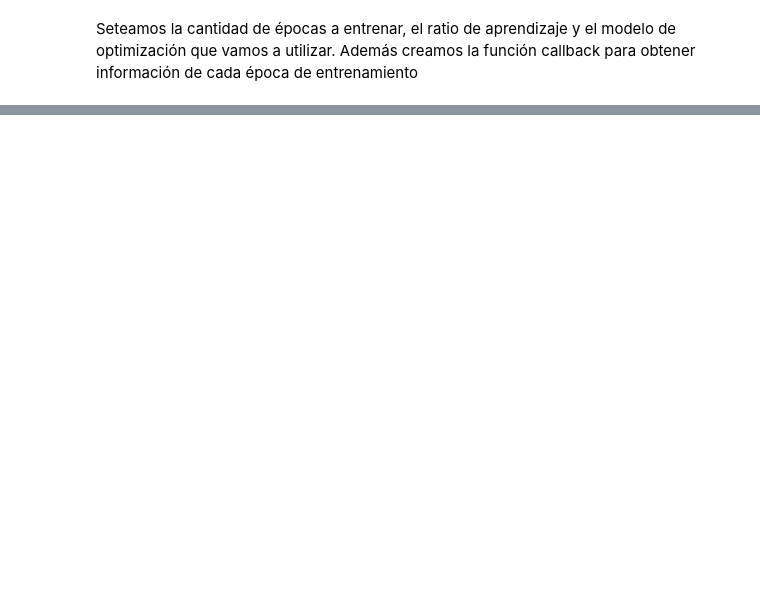
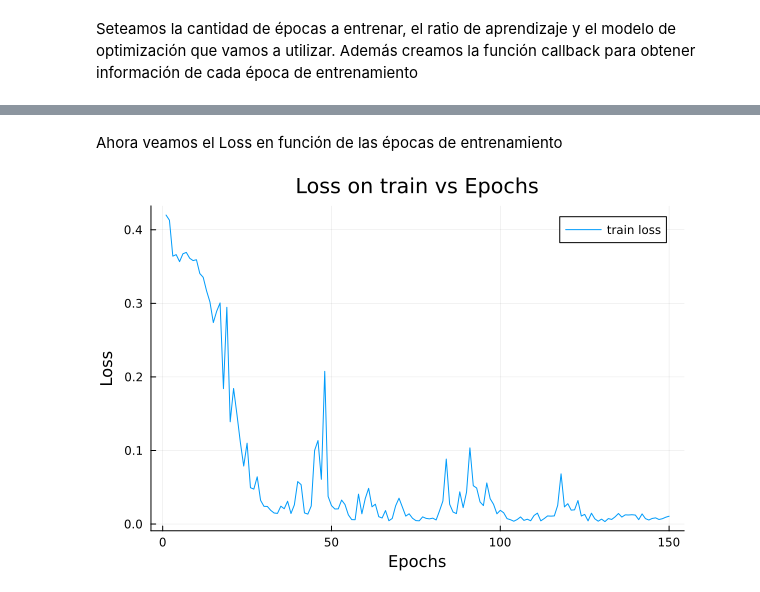
Before and after one commit to jp6879/TrackVersionsProgramsGit, a Jupyter notebook: MLTraining/1/1.4NN_NODEs.ipynb, the cells around one changed output, grey strips where cells are left out. Saved outputs shown, nothing was run; the diff lists cells and outputs as text; code cells hidden in the pictures; blank space fills up the shorter version.

```diff
--- a/MLTraining/1/1.4NN_NODEs.ipynb
+++ b/MLTraining/1/1.4NN_NODEs.ipynb
@@ -86,0 +75,5 @@ loss_node (generic function with 2 methods)
+# %%
+accuraccy_train = []
+accuraccy_test = []
+loss_train = []
+loss_test = []
@@ -146,0 +142,6 @@ scatter!(t_train[1,:],model(t_train)[1,:],label = "predicción")
+# %% [markdown]
+Ahora veamos el Loss en función de las épocas de entrenamiento
+# %%
+plot(loss_train, label="train loss",xlabel = "Epochs", ylabel = "Loss", title = "Loss on train vs Epochs")
+# %% [output]
+[figure, added]
```
Also changed, not shown: parts of 16 cells of this notebook, 5 other files.
